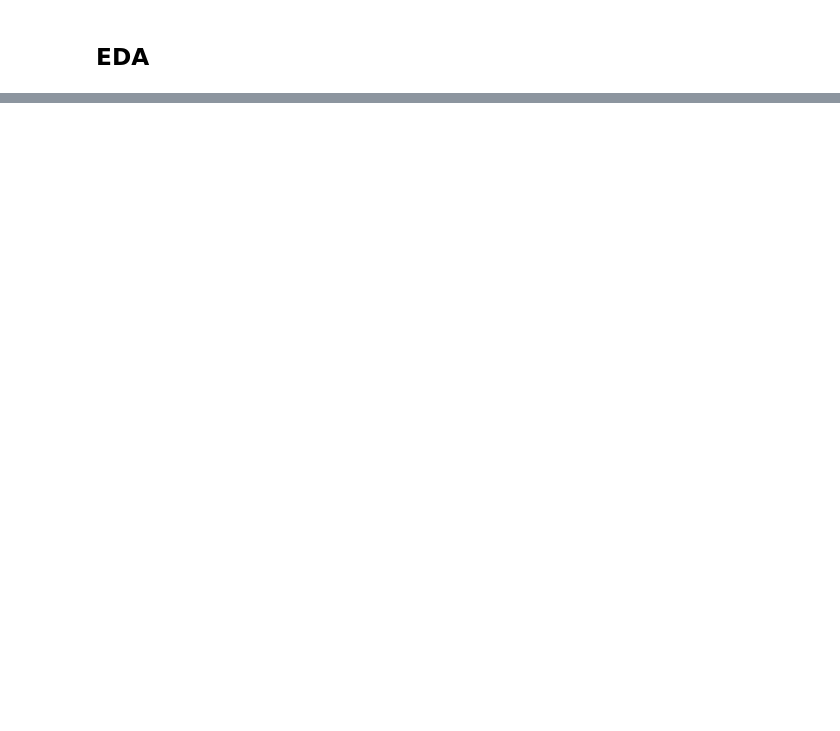
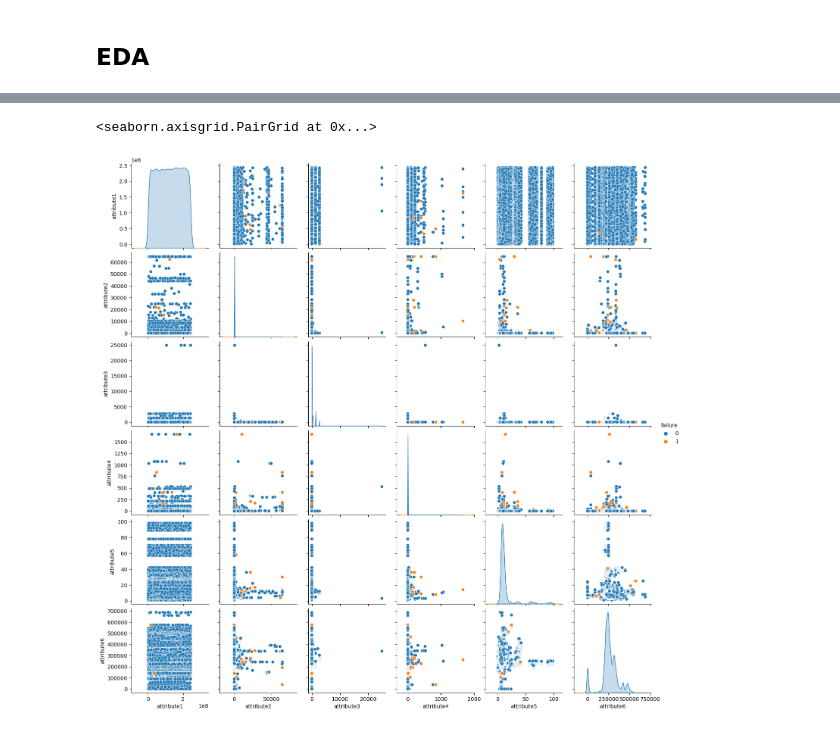
Before and after one commit to ahmettalhabektas/Predicting-Device-Failure, a Jupyter notebook: Failure.ipynb, the cells around one changed output, grey strips where cells are left out. Saved outputs shown, nothing was run; the diff lists cells and outputs as text; code cells hidden in the pictures; blank space fills up the shorter version.

```diff
--- a/Failure.ipynb
+++ b/Failure.ipynb
@@ -204,0 +100,8 @@ evaluate_model()
+# %%
+df.drop("device",axis=1,inplace=True)
+# %%
+# Visualize pair plots for selected attributes with 'failure' as hue
+sns.pairplot(df, hue='failure', vars=['attribute1', 'attribute2', 'attribute3', 'attribute4', 'attribute5', 'attribute6'])
+# %% [output]
+<seaborn.axisgrid.PairGrid at 0x...>
+[figure, added]
```
Also changed, not shown: parts of 99 cells of this notebook, 2 other files.
